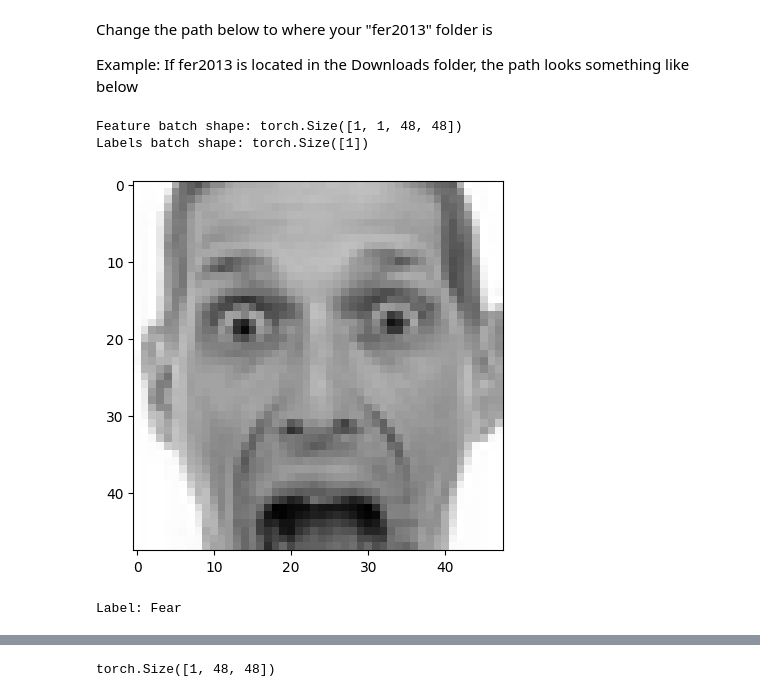
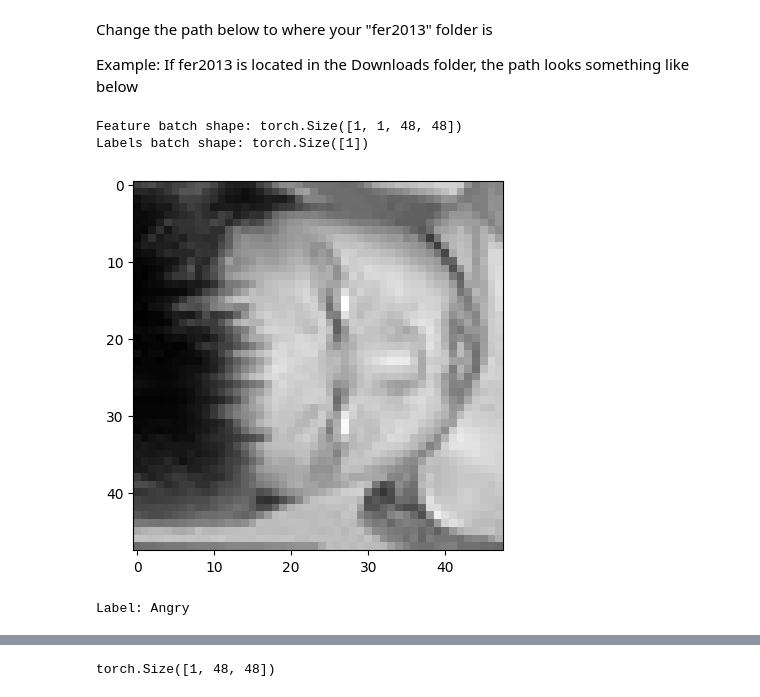
Before and after one commit to beamsbe97/FER_ModernAI, a Jupyter notebook: face_reg.ipynb, the cells around one changed output, grey strips where cells are left out. Drawn from its saved outputs; the diff is of its cells as text; code cells hidden in the pictures.

```diff
--- a/face_reg.ipynb
+++ b/face_reg.ipynb
@@ -13,4 +13,5 @@ Change the path below to where your "fer2013" folder is
 
 Example: If fer2013 is located in the Downloads folder, the path looks something like below
 # %%
-dataset_root_folder = r'C:\Users\nguye\Downloads'
+train_path = r'C:\Users\nguye\Downloads\fer_2013\train'
+test_path = r'C:\Users\nguye\Downloads\fer_2013\test'
@@ -31,10 +18,12 @@ def one_hot_encode(label, num_classes=10):
 # %%
 transform = transforms.Compose(
     [transforms.ToTensor(),
-     transforms.Normalize((0.5), (0.5))])
+     transforms.Normalize((0.5), (0.5)),
+     torchvision.transforms.Grayscale(1)
+     ])
 
-trainset = torchvision.datasets.FER2013(root=dataset_root_folder, split='train', transform=transform)
-testset = torchvision.datasets.FER2013(root=dataset_root_folder, split='test', transform=transform)
+trainset = datasets.ImageFolder(root=train_path, transform=transform)
+testset = datasets.ImageFolder(root=test_path, transform=transform)
 train_loader = DataLoader(trainset)
 test_loader = DataLoader(testset)
 # %%
@@ -42,26 +31,26 @@ train_iter = iter(train_loader)
 # %%
 images, labels = next(train_iter)
 labels_map = {
     0:"Angry",
     1:"Disgust",
     2:"Fear",
     3:"Happy",
     4:"Sad",
     5:"Surprise",
     6:"Neutral"
 }
 print(f"Feature batch shape: {images.size()}")
 print(f"Labels batch shape: {labels.size()}")
 img = images[0].squeeze()
 label = labels[0]
-plt.imshow(img, cmap="gray")
+plt.imshow(img.T, cmap="gray")
 plt.show()
 print(f"Label: {labels_map[int(label)]}")
 # %% [output]
 Feature batch shape: torch.Size([1, 1, 48, 48])
 Labels batch shape: torch.Size([1])
-[figure, old version]
+[figure, new version]
-Label: Fear
+Label: Angry
 # %%
 class FER_Classifer(nn.Module):
     def __init__(self):
```
Also changed, not shown: parts of 7 cells of this notebook.
